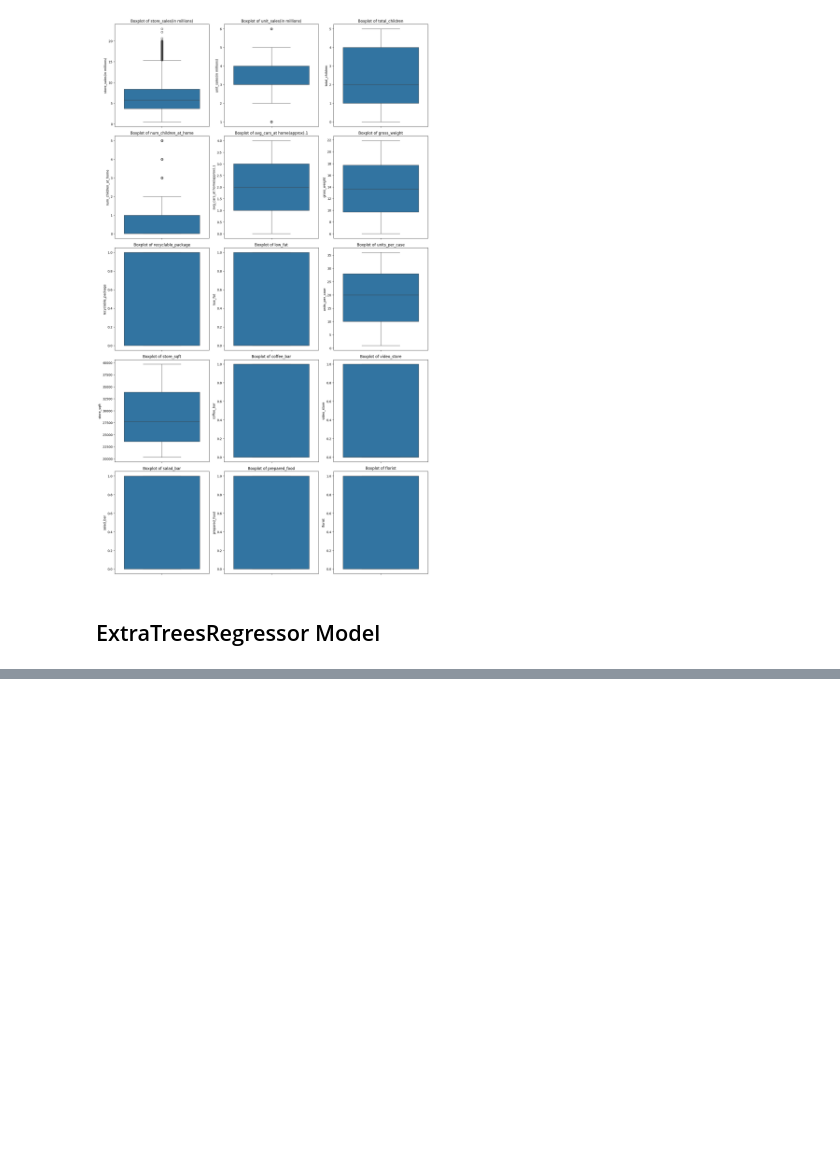
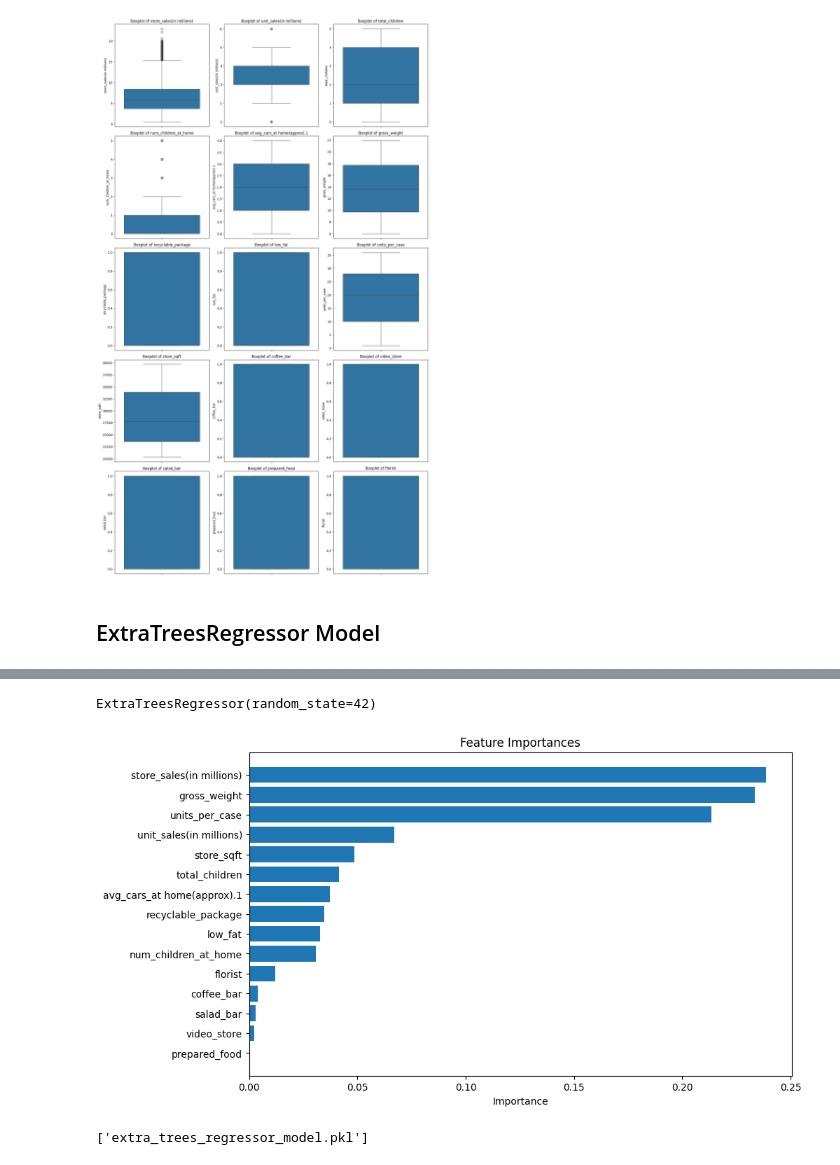
Before and after one commit to benjaminyjr17/sc4000-kaggle-ml-project, a Jupyter notebook: extraTreesRegressor.ipynb, the cells around one changed output, grey strips where cells are left out. Saved outputs shown, nothing was run; the diff lists cells and outputs as text; code cells hidden in the pictures; blank space fills up the shorter version.

```diff
--- a/extraTreesRegressor.ipynb
+++ b/extraTreesRegressor.ipynb
@@ -94,0 +98,6 @@ reg.score(X_test, y_test)
+# %%
+# Load the data
+data = pd.read_csv("kaggle/input/playground-series-s3e11/train.csv")
+
+# Inspect the first few rows of the data
+data.head()
@@ -94,0 +111,21 @@ reg.score(X_test, y_test)
+# %%
+# Separate features and target
+X = data.drop(columns=["id","cost"])
+y = data["cost"]
+# %%
+# Custom RMSLE scorer
+rmsle_scorer = make_scorer(mean_squared_log_error, greater_is_better=False)
+
+# Initialize the ExtraTreesRegressor model
+model = ExtraTreesRegressor(n_estimators=100, random_state=42)
+
+# Define K-Fold Cross-Validation
+kf = KFold(n_splits=5, shuffle=True, random_state=42)
+
+# Evaluate the model using cross-validation with RMSLE scorer
+rmsle_scores = cross_val_score(model, X, y, scoring=rmsle_scorer, cv=kf)
+rmsle_scores = np.sqrt(-rmsle_scores)  # Convert negative scores to positive RMSLE
+
+# Evaluate the model using cross-validation with RMSE scorer (Negative MSE)
+rmse_scores = cross_val_score(model, X, y, scoring='neg_mean_squared_error', cv=kf)
+rmse_scores = np.sqrt(-rmse_scores)  # Convert negative scores to positive RMSE
@@ -94,0 +151,26 @@ reg.score(X_test, y_test)
+# %%
+# Train model on entire dataset
+model.fit(X, y)
+# %% [output]
+ExtraTreesRegressor(random_state=42)
+# %%
+importances = model.feature_importances_
+feature_names = X.columns
+indices = np.argsort(importances)
+
+plt.figure(figsize=(10, 6))
+plt.title("Feature Importances")
+plt.barh(range(len(indices)), importances[indices], align="center")
+plt.yticks(range(len(indices)), feature_names[indices])
+plt.xlabel("Importance")
+plt.show()
+# %% [output]
+[figure, added]
+# %%
+# Save the model
+joblib.dump(model, 'extra_trees_regressor_model.pkl')
+
+# Load model (in future)
+# loaded_model = joblib.load('extra_trees_regressor_model.pkl')
+# %% [output]
+['extra_trees_regressor_model.pkl']
```
Also changed, not shown: parts of 21 cells of this notebook.
